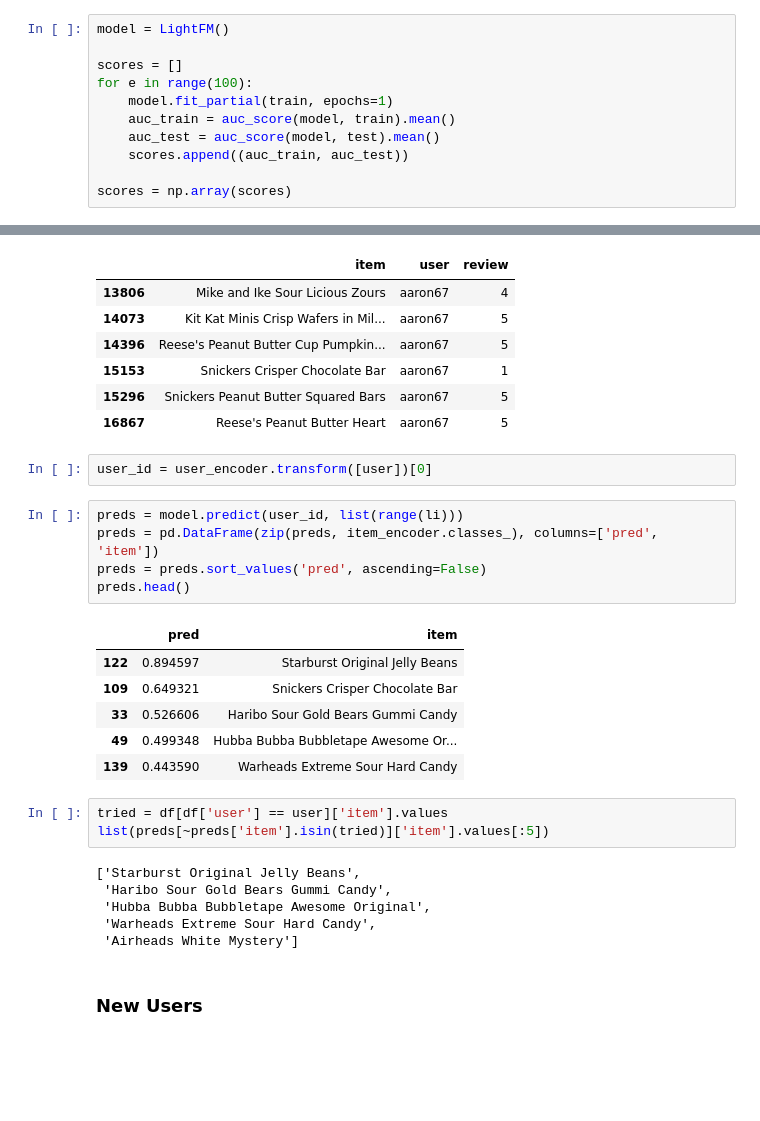
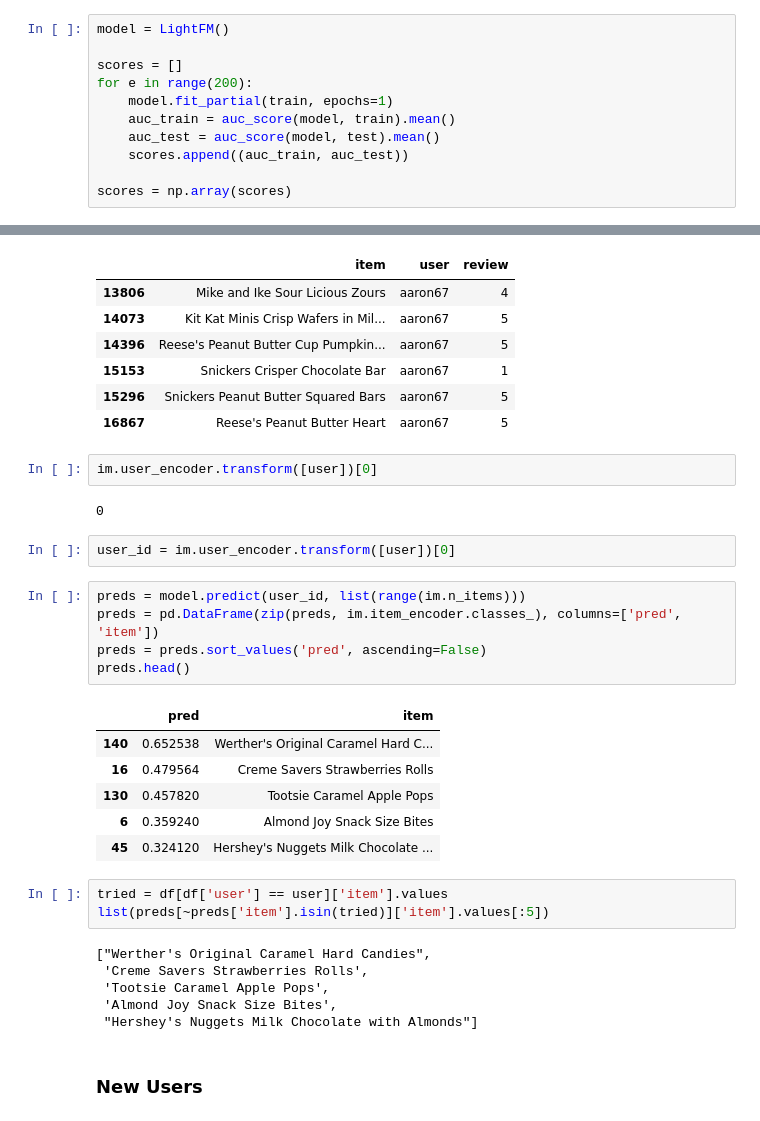
Before and after one commit to maxhumber/BRE, a Jupyter notebook: odsc.ipynb, the cells around one changed output, grey strips where cells are left out. Cells and saved outputs as stored; diff of their text form; blank space fills up the shorter version.

```diff
--- a/odsc.ipynb
+++ b/odsc.ipynb
@@ -547,7 +596,7 @@ auc_score(model, test).mean()
 model = LightFM()
 
 scores = []
-for e in range(100):
+for e in range(200):
     model.fit_partial(train, epochs=1)
     auc_train = auc_score(model, train).mean()
     auc_test = auc_score(model, test).mean()
@@ -648,29 +698,33 @@ df[df['user'] == user]
 | 15153 | Snickers Crisper Chocolate Bar | aaron67 | 1 |
 | 15296 | Snickers Peanut Butter Squared Bars | aaron67 | 5 |
 | 16867 | Reese's Peanut Butter Heart | aaron67 | 5 |
+# %%
+im.user_encoder.transform([user])[0]
+# %% [output]
+0
 # %%
-user_id = user_encoder.transform([user])[0]
+user_id = im.user_encoder.transform([user])[0]
 # %%
-preds = model.predict(user_id, list(range(li)))
-preds = pd.DataFrame(zip(preds, item_encoder.classes_), columns=['pred', 'item'])
+preds = model.predict(user_id, list(range(im.n_items)))
+preds = pd.DataFrame(zip(preds, im.item_encoder.classes_), columns=['pred', 'item'])
 preds = preds.sort_values('pred', ascending=False)
 preds.head()
 # %% [output]
 |  | pred | item |
-| 122 | 0.894597 | Starburst Original Jelly Beans |
-| 109 | 0.649321 | Snickers Crisper Chocolate Bar |
-| 33 | 0.526606 | Haribo Sour Gold Bears Gummi Candy |
-| 49 | 0.499348 | Hubba Bubba Bubbletape Awesome Or... |
-| 139 | 0.443590 | Warheads Extreme Sour Hard Candy |
+| 140 | 0.652538 | Werther's Original Caramel Hard C... |
+| 16 | 0.479564 | Creme Savers Strawberries Rolls |
+| 130 | 0.457820 | Tootsie Caramel Apple Pops |
+| 6 | 0.359240 | Almond Joy Snack Size Bites |
+| 45 | 0.324120 | Hershey's Nuggets Milk Chocolate ... |
 # %%
 tried = df[df['user'] == user]['item'].values
 list(preds[~preds['item'].isin(tried)]['item'].values[:5])
 # %% [output]
-['Starburst Original Jelly Beans',
- 'Haribo Sour Gold Bears Gummi Candy',
- 'Hubba Bubba Bubbletape Awesome Original',
- 'Warheads Extreme Sour Hard Candy',
- 'Airheads White Mystery']
+["Werther's Original Caramel Hard Candies",
+ 'Creme Savers Strawberries Rolls',
+ 'Tootsie Caramel Apple Pops',
+ 'Almond Joy Snack Size Bites',
+ "Hershey's Nuggets Milk Chocolate with Almonds"]
 # %% [markdown]
 ### New Users
 # %% [markdown]
```
Also changed, not shown: parts of 30 cells of this notebook.
